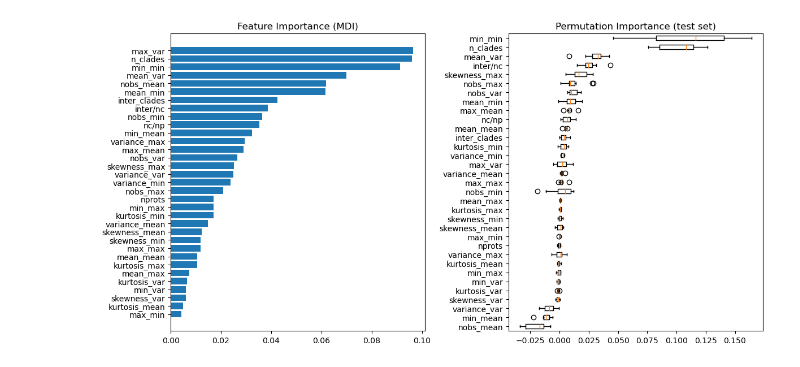
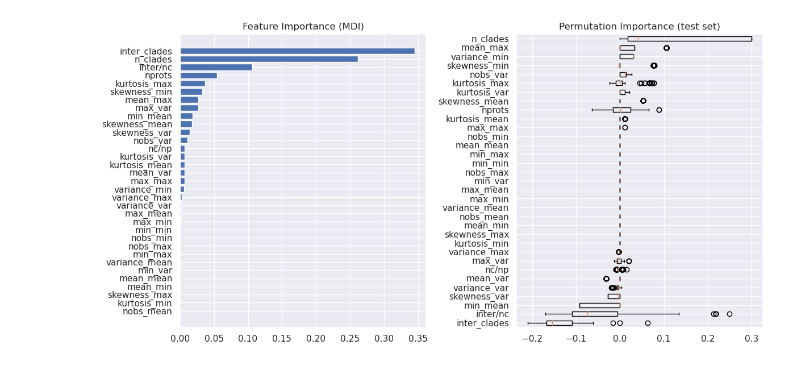
Before and after one commit to DessimozLab/fold_tree, a Jupyter notebook: notebooks/compare_treesets.ipynb, the cells around one changed output. Drawn from its saved outputs; the diff is of its cells as text; code cells hidden in the pictures.

Commit message:
scatterplots

```diff
--- a/notebooks/compare_treesets.ipynb
+++ b/notebooks/compare_treesets.ipynb
@@ -126,0 +188,10 @@ nseqs != nstructs ../OMA_data/Bacteria/HOG142/
+# %%
+unfiltereddf['structure better'] = unfiltereddf.apply( ret_winner , args = ('lddt_1_raw_struct_tree_norm'  , 'sequences_norm' ) , axis = 1)
+
+ax = sns.scatterplot( data =unfiltereddf ,  y= 'lddt_1_raw_struct_tree_norm' , x='sequences_norm' , hue = 'structure better'  , alpha = .25 , palette=palette , legend=False)
+ax.set_title('sequence vs lddt ')
+ax.set_ylim(1, 370)
+ax.set_xlim(1, 370)
+ax.set_ylabel('normalized LDDT TCS')
+ax.set_xlabel('normalized sequence TCS')
+plt.savefig('../figures/sequenceVSlddt_unfiltered.svg')
@@ -126,0 +200,9 @@ nseqs != nstructs ../OMA_data/Bacteria/HOG142/
+# %%
+unfiltereddf['structure better'] = unfiltereddf.apply( ret_winner , args = ('alntmscore_1_raw_struct_tree_norm'  , 'sequences_norm' ) , axis = 1)
+ax = sns.scatterplot( data =unfiltereddf ,  y= 'alntmscore_1_raw_struct_tree_norm' , x='sequences_norm' , hue = 'structure better'   , alpha = .25 , palette=palette , legend=False)
+ax.set_title('sequence vs tm score ')
+ax.set_ylim(1, 370)
+ax.set_xlim(1, 370)
+ax.set_ylabel('normalized TM TCS')
+ax.set_xlabel('normalized sequence TCS')
+plt.savefig('../figures/sequenceVStm_unfiltered.svg')
@@ -197,5 +308,5 @@ seqset_resdf.to_csv('structure_and_sequence_qcmetrics.csv')
 # %%
 #add to the tree comparison data
-tree_resdf = tree_resdf.merge( seqset_resdf , left_index = True, right_index = True, how = 'inner' )
+tree_resdf = unfiltereddf.merge( seqset_resdf , left_index = True, right_index = True, how = 'inner' )
 print(tree_resdf)
 # %% [output]
@@ -240,23 +351,27 @@ from sklearn.inspection import permutation_importance
 from sklearn.metrics import mean_squared_error
 from sklearn.model_selection import train_test_split
 # %%
-X, y = tree_resdf[['nobs_mean', 'nobs_max',
+#'nc/np'
+
+feature_names = ['nobs_mean', 'nobs_max',
        'nobs_min', 'nobs_var', 'min_mean', 'min_max', 'min_min', 'min_var',
        'max_mean', 'max_max', 'max_min', 'max_var', 'mean_mean', 'mean_max',
        'mean_min', 'mean_var', 'variance_mean', 'variance_max', 'variance_min',
        'variance_var', 'skewness_mean', 'skewness_max', 'skewness_min',
        'skewness_var', 'kurtosis_mean', 'kurtosis_max', 'kurtosis_min',
-       'kurtosis_var', 'nprots', 'n_clades', 'inter_clades', 'inter/nc',
-       'nc/np']], tree_resdf.delta_norm
+       'kurtosis_var', 'nprots', 'n_clades', 'inter_clades', 'inter/nc','nc/np'
+       ]
+X, y = tree_resdf[feature_names], tree_resdf.fident_1_raw_struct_tree_norm - tree_resdf.sequences_norm
 
 X_train, X_test, y_train, y_test = train_test_split(
     X, y, test_size=0.1, random_state=13
 )
 
+
 params = {
-    "n_estimators": 500,
+    "n_estimators": 100,
     "max_depth": 4,
-    "min_samples_split": 5,
+    "min_samples_split": 10,
     "learning_rate": 0.01,
     "loss": "squared_error",
 }
@@ -296,25 +411,25 @@ plt.show()
 # %%
 feature_importance = reg.feature_importances_
 sorted_idx = np.argsort(feature_importance)
 pos = np.arange(sorted_idx.shape[0]) + 0.5
 fig = plt.figure(figsize=(12, 6))
 plt.subplot(1, 2, 1)
 plt.barh(pos, feature_importance[sorted_idx], align="center")
 plt.yticks(pos, np.array(X.columns)[sorted_idx])
 plt.title("Feature Importance (MDI)")
 
 result = permutation_importance(
-    reg, X_test, y_test, n_repeats=10, random_state=42, n_jobs=2
+    reg, X_test, y_test, n_repeats=100, random_state=42, n_jobs=2
 )
 sorted_idx = result.importances_mean.argsort()
 plt.subplot(1, 2, 2)
 plt.boxplot(
     result.importances[sorted_idx].T,
     vert=False,
     labels=np.array(X.columns)[sorted_idx],
 )
 plt.title("Permutation Importance (test set)")
 fig.tight_layout()
 plt.show()
 # %% [output]
-[figure, old version]
+[figure, new version]
```
Also changed, not shown: parts of 20 cells of this notebook, 11 other files.
